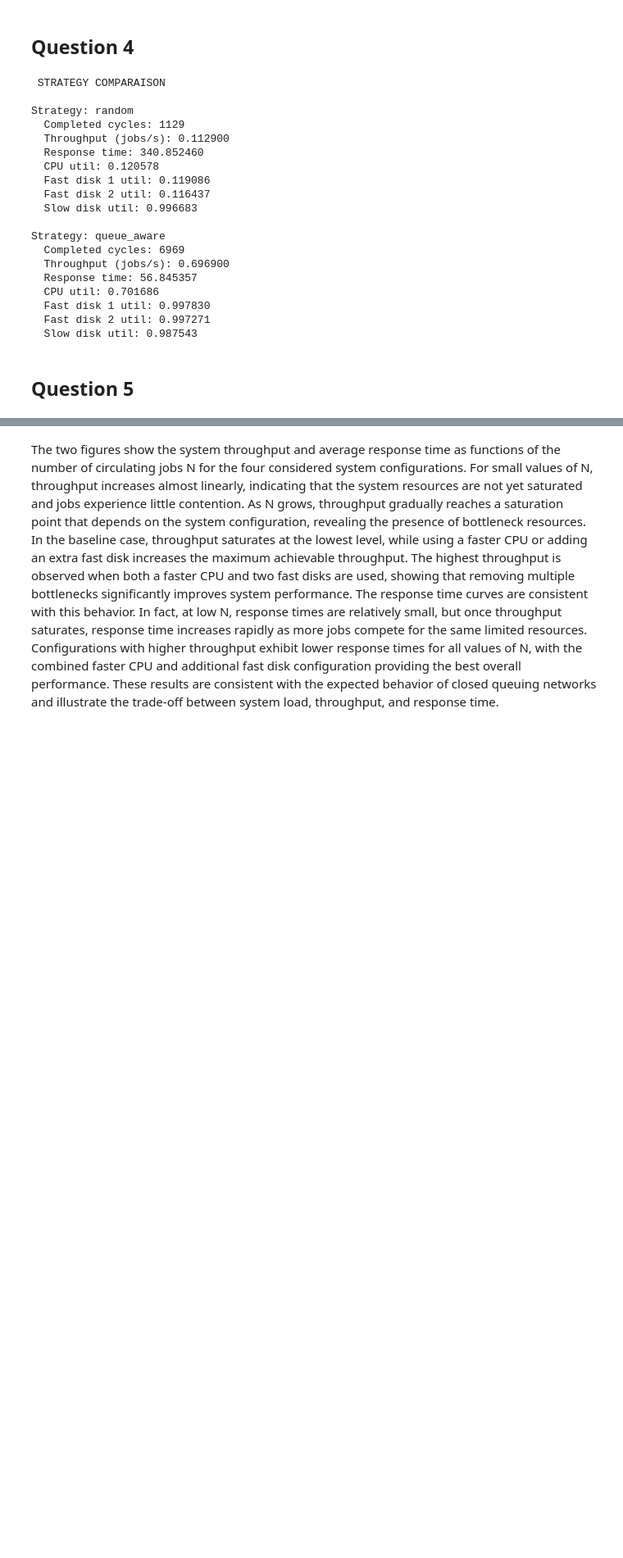
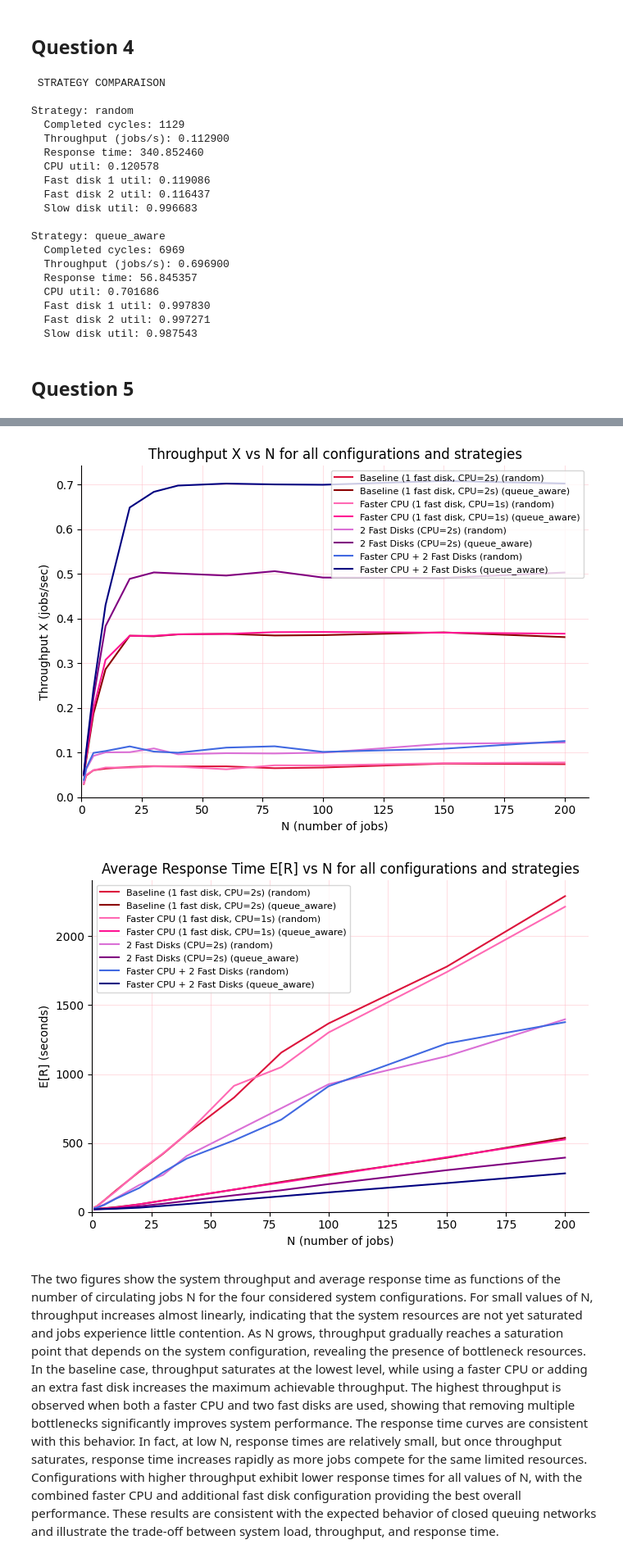
Before and after one commit to mariaponomarova/queuing-network-simulation, a Jupyter notebook: 1-closed-queuing.ipynb, the cells around one changed output, grey strips where cells are left out. Shown at 82% size. Cells and saved outputs as stored; diff of their text form; code cells hidden in the pictures; blank space fills up the shorter version.

```diff
--- a/1-closed-queuing.ipynb
+++ b/1-closed-queuing.ipynb
@@ -395,2 +366,0 @@ def run_over_N(
-# %%
-N_values = [2, 5, 10, 20, 30, 40, 60, 80, 100]
@@ -475,0 +395,2 @@ plt.show()
+# %%
+N_values = [1, 2, 5, 10, 20, 30, 40, 60, 80, 100, 150, 200]
@@ -476,2 +404,63 @@ plt.show()
+# %%
+strategies = ["random", "queue_aware"]
+
+results = {}
+
+for strategy in strategies:
+    for label, cfg in configs.items():
+        X, R = run_over_N(
+            N_values=N_values,
+            mu_cpu=cfg["mu_cpu"],
+            num_fast_disks=cfg["num_fast_disks"],
+            strategy=strategy,
+            t=20_000,
+        )
+        results[f"{label} ({strategy})"] = {"X": X, "R": R}
+
+colors = {
+    "Baseline (1 fast disk, CPU=2s) (random)": "crimson",
+    "Baseline (1 fast disk, CPU=2s) (queue_aware)": "darkred",
+    "Faster CPU (1 fast disk, CPU=1s) (random)": "hotpink",
+    "Faster CPU (1 fast disk, CPU=1s) (queue_aware)": "deeppink",
+    "2 Fast Disks (CPU=2s) (random)": "orchid",
+    "2 Fast Disks (CPU=2s) (queue_aware)": "purple",
+    "Faster CPU + 2 Fast Disks (random)": "royalblue",
+    "Faster CPU + 2 Fast Disks (queue_aware)": "navy",
+}
+
+# Plot Throughput
+fig, ax = plt.subplots(figsize=(7, 5))
+for label, color in colors.items():
+    ax.plot(N_values, results[label]["X"], color=color, label=label)
+ax.set_xlabel("N (number of jobs)")
+ax.set_ylabel("Throughput X (jobs/sec)")
+ax.set_title("Throughput X vs N for all configurations and strategies")
+ax.set_xlim(left=0)
+ax.set_ylim(bottom=0)
+ax.grid(True, color="pink", alpha=0.5)
+ax.legend(fontsize=8)
+ax.spines["top"].set_visible(False)
+ax.spines["right"].set_visible(False)
+plt.tight_layout()
+plt.show()
+
+# Plot Average Response Time
+fig, ax = plt.subplots(figsize=(7, 5))
+for label, color in colors.items():
+    ax.plot(N_values, results[label]["R"], color=color, label=label)
+ax.set_xlabel("N (number of jobs)")
+ax.set_ylabel("E[R] (seconds)")
+ax.set_title("Average Response Time E[R] vs N for all configurations and strategies")
+ax.set_xlim(left=0)
+ax.set_ylim(bottom=0)
+ax.grid(True, color="pink", alpha=0.5)
+ax.legend(fontsize=8)
+ax.spines["top"].set_visible(False)
+ax.spines["right"].set_visible(False)
+plt.tight_layout()
+plt.show()
+# %% [output]
+[figure, added]
+[figure, added]
 # %% [markdown]
 The two figures show the system throughput and average response time as functions of the number of circulating jobs N for the four considered system configurations. For small values of N, throughput increases almost linearly, indicating that the system resources are not yet saturated and jobs experience little contention. As N grows, throughput gradually reaches a saturation point that depends on the system configuration, revealing the presence of bottleneck resources. In the baseline case, throughput saturates at the lowest level, while using a faster CPU or adding an extra fast disk increases the maximum achievable throughput. The highest throughput is observed when both a faster CPU and two fast disks are used, showing that removing multiple bottlenecks significantly improves system performance. The response time curves are consistent with this behavior. In fact, at low N, response times are relatively small, but once throughput saturates, response time increases rapidly as more jobs compete for the same limited resources. Configurations with higher throughput exhibit lower response times for all values of N, with the combined faster CPU and additional fast disk configuration providing the best overall performance. These results are consistent with the expected behavior of closed queuing networks and illustrate the trade‑off between system load, throughput, and response time.
```
Also changed, not shown: parts of 7 cells of this notebook, 1 other file.
